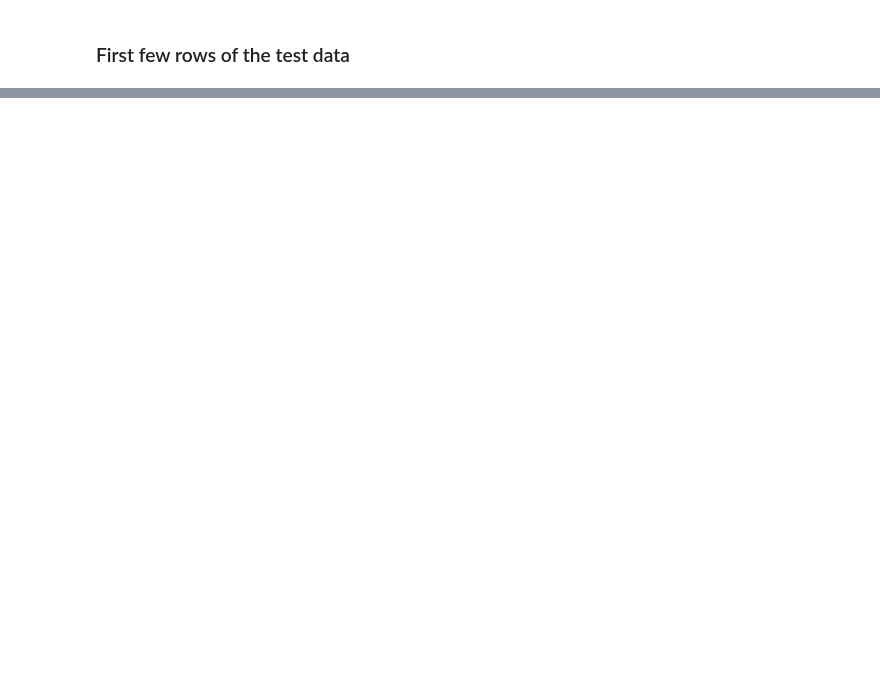
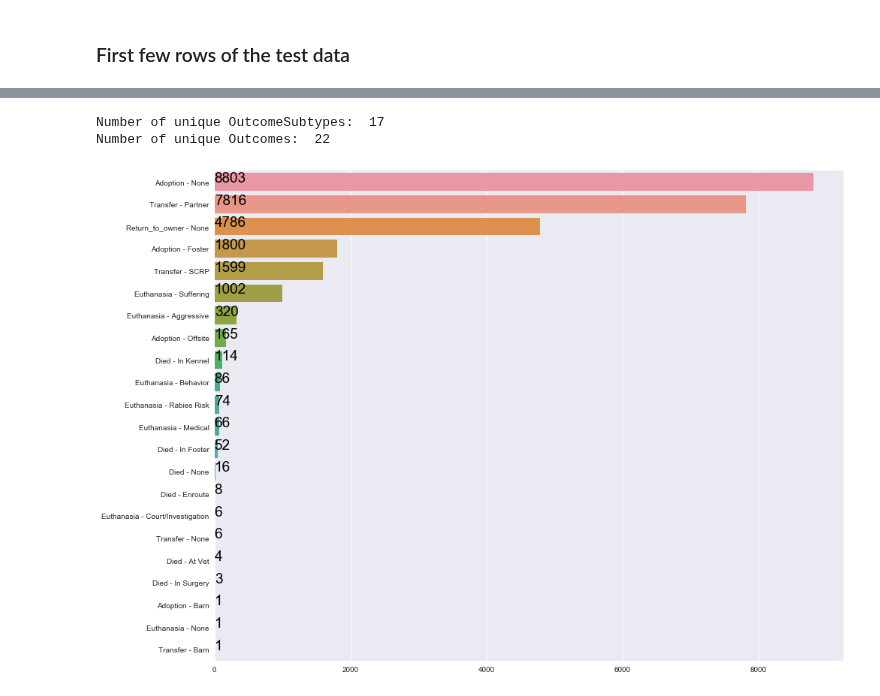
Before and after one commit to pstetz/Kaggle, a Jupyter notebook: in_progress/shelter/1_start.ipynb, the cells around one changed output, grey strips where cells are left out. Drawn from its saved outputs; the diff is of its cells as text; code cells hidden in the pictures; blank space fills up the shorter version.

```diff
--- a/in_progress/shelter/1_start.ipynb
+++ b/in_progress/shelter/1_start.ipynb
@@ -8,0 +13,10 @@ sns.set()
+# %%
+def pretty_bar(data, xlabel=None, ylabel=None, title=None):
+    plt.figure(figsize=(15,12))
+    sns.barplot(data.values, data.index)
+    for i, v in enumerate(data.values):
+        plt.text(0.8,i,v,color='k',fontsize=19)
+    ylabel != None and plt.ylabel(ylabel, fontsize=12)
+    xlabel != None and plt.xlabel(xlabel, fontsize=12)
+    title != None and plt.title(title, fontsize=16)
+    plt.show()
@@ -62,0 +88,12 @@ tr
+# %%
+train["Outcome"] = train.OutcomeType + " - " + train.OutcomeSubtype
+
+print("Number of unique OutcomeSubtypes: ", len(train.OutcomeSubtype.unique()))
+print("Number of unique Outcomes: ", len(train.Outcome.unique()))
+# %% [output]
+Number of unique OutcomeSubtypes:  17
+Number of unique Outcomes:  22
+# %%
+pretty_bar(train.Outcome.value_counts())
+# %% [output]
+[figure, added]
```
Also changed, not shown: parts of 9 cells of this notebook.
